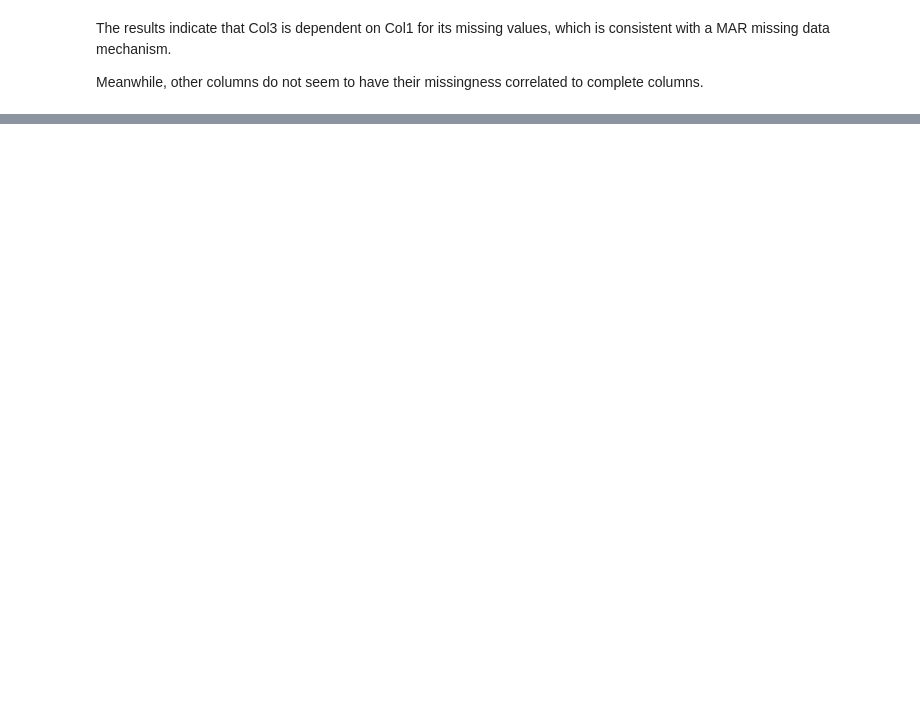
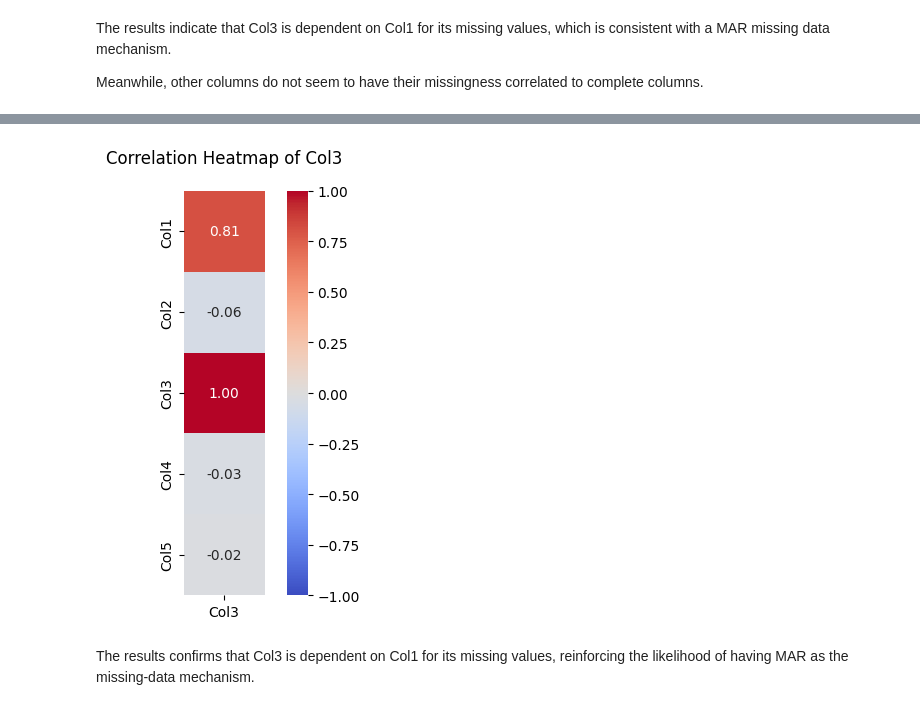
Before and after one commit to Ti-n-a/mechanism_viewer, a Jupyter notebook: examples/use_viewer_correlation.ipynb, the cells around one changed output, grey strips where cells are left out. Drawn from its saved outputs; the diff is of its cells as text; code cells hidden in the pictures; blank space fills up the shorter version.

Commit message:
fixed missing_vs_all_correlation()

```diff
--- a/examples/use_viewer_correlation.ipynb
+++ b/examples/use_viewer_correlation.ipynb
@@ -63,0 +74,8 @@ Meanwhile, other columns do not seem to have their missingness correlated to com
+# %%
+from mechanism_viewer import missing_vs_all_correlation
+
+fig_vs_corr, ax_vs_corr = missing_vs_all_correlation(data, missing_col="Col3" , display_plot=True)
+# %% [output]
+[figure, added]
+# %% [markdown]
+The results confirms that Col3 is dependent on Col1 for its missing values, reinforcing the likelihood of having MAR as the missing-data mechanism.
```
Also changed, not shown: parts of 5 cells of this notebook, 3 other files.
